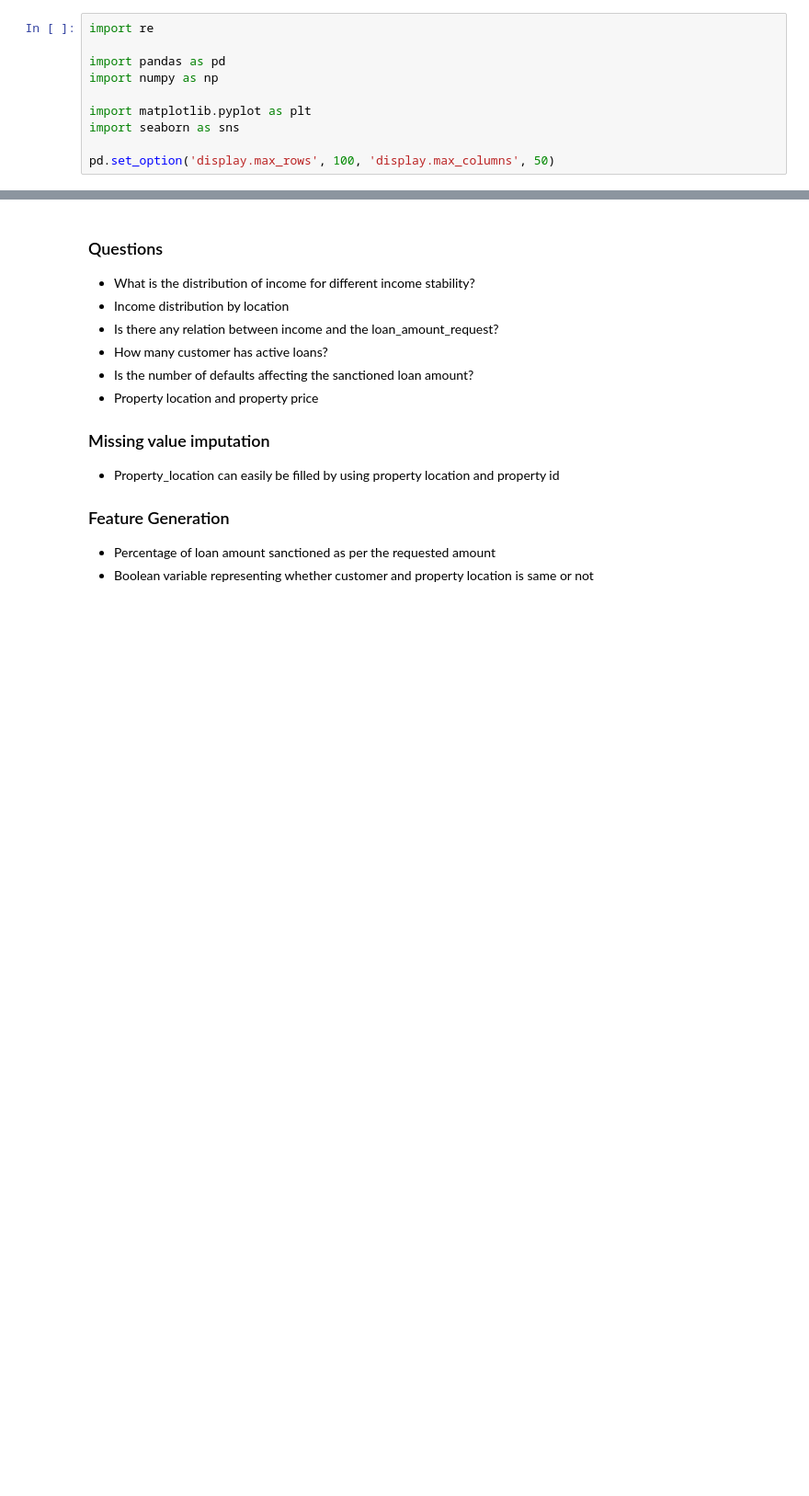
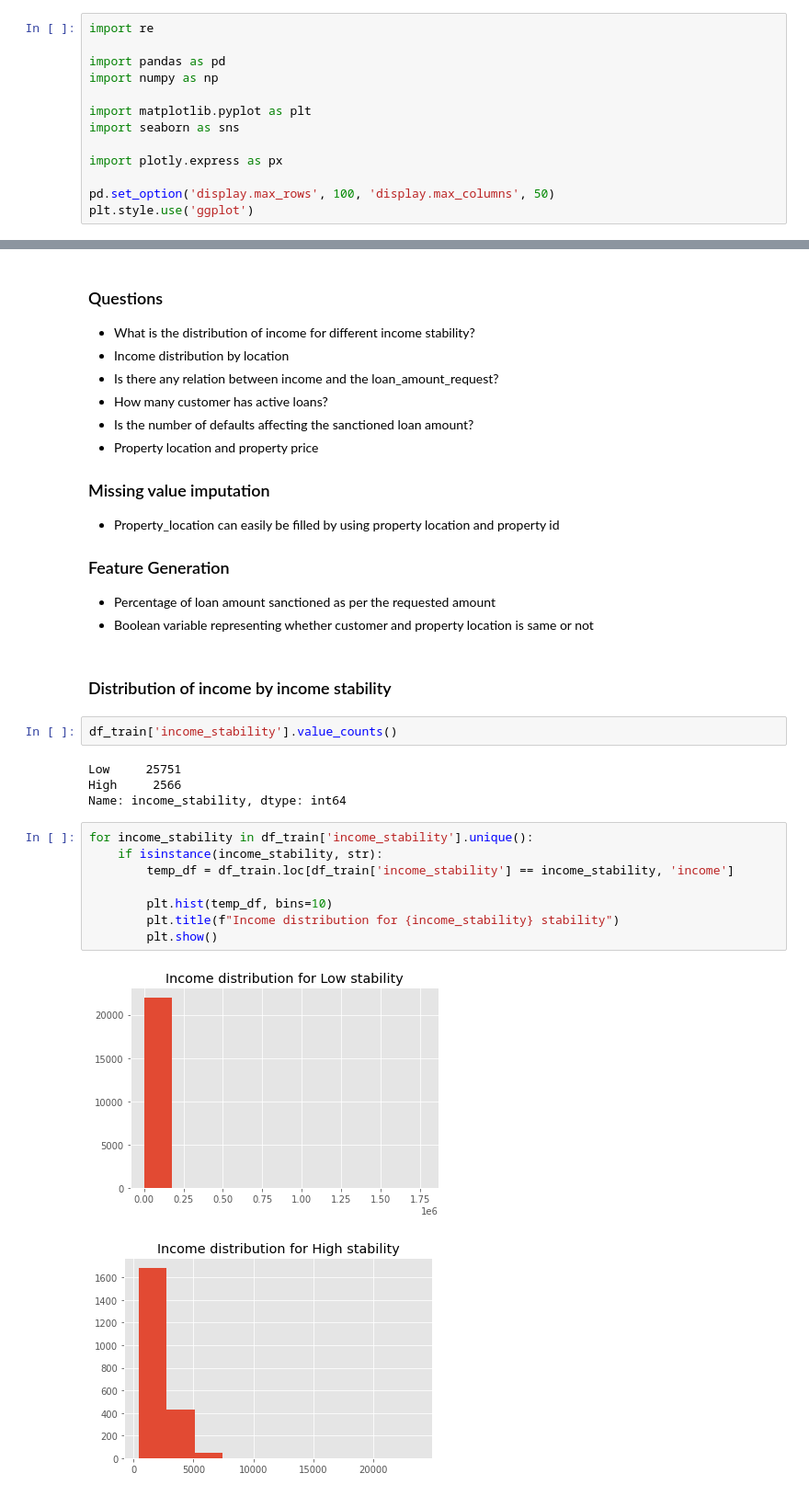
Before and after one commit to sank3t/Loan-Sanction-Amount, a Jupyter notebook: EDA.ipynb, the cells around one changed output, grey strips where cells are left out. Shown at 92% size. Cells and saved outputs as stored; diff of their text form; blank space fills up the shorter version.

```diff
--- a/EDA.ipynb
+++ b/EDA.ipynb
@@ -7,7 +7,10 @@ import numpy as np
 import matplotlib.pyplot as plt
 import seaborn as sns
 
+import plotly.express as px
+
 pd.set_option('display.max_rows', 100, 'display.max_columns', 50)
+plt.style.use('ggplot')
 # %%
 !ls data/*.csv
 # %% [output]
@@ -147,3 +150,22 @@ df_train[['loan_sanction_amount']].describe()
 
 * Percentage of loan amount sanctioned as per the requested amount
 * Boolean variable representing whether customer and property location is same or not
+# %% [markdown]
+### Distribution of income by income stability
+# %%
+df_train['income_stability'].value_counts()
+# %% [output]
+Low     25751
+High     2566
+Name: income_stability, dtype: int64
+# %%
+for income_stability in df_train['income_stability'].unique():
+    if isinstance(income_stability, str):
+        temp_df = df_train.loc[df_train['income_stability'] == income_stability, 'income']
+
+        plt.hist(temp_df, bins=10)
+        plt.title(f"Income distribution for {income_stability} stability")
+        plt.show()
+# %% [output]
+[figure, added]
+[figure, added]
```
Also changed, not shown: parts of 15 cells of this notebook.
